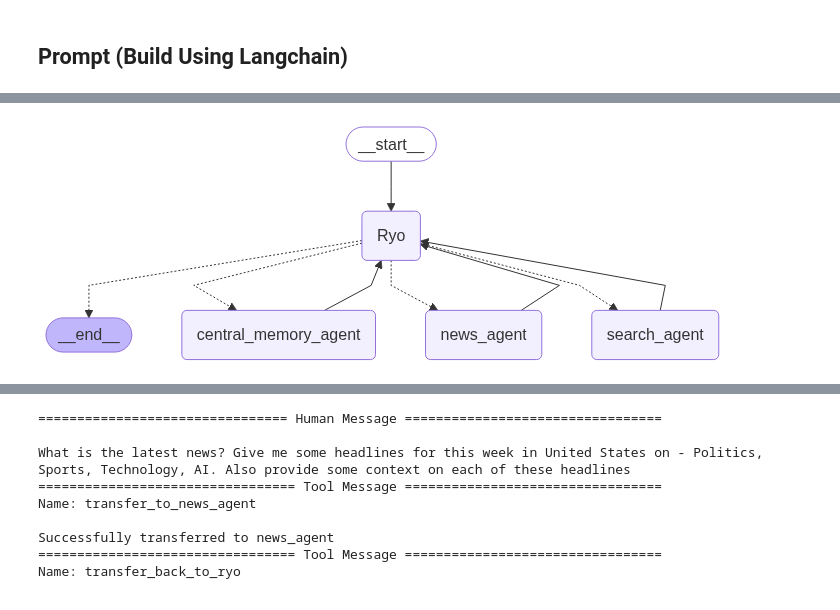
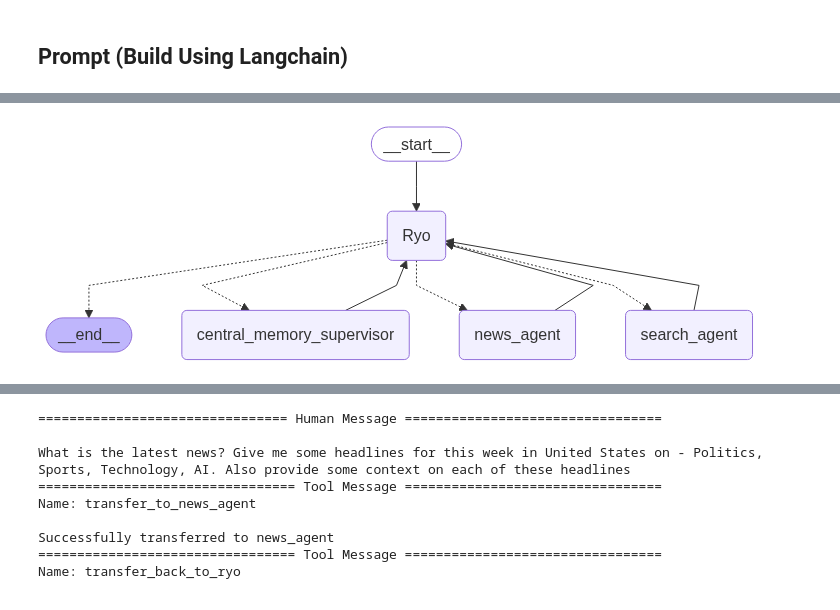
Before and after one commit to siddh30/RYO, a Jupyter notebook: notebooks/MAIN_supervisor.ipynb, the cells around one changed output, grey strips where cells are left out. Cells and saved outputs as stored; diff of their text form; code cells hidden in the pictures.

```diff
--- a/notebooks/supervisor.ipynb
+++ b/notebooks/MAIN_supervisor.ipynb
@@ -92,13 +111,13 @@ You are Ryo, intelligent health and lifestyle supervisor overseeing three specia
 # %%
 forwarding_tool = create_forward_message_tool("forwarded_response")
 
-graph = create_supervisor([news_agent, central_memory_agent, search_agent],
+graph = create_supervisor([news_agent, cms, search_agent],
                         model=conf.model,
                         supervisor_name='Ryo',
                         prompt=prompt,
                         tools=[forwarding_tool],
                         output_mode='last_message')
 ryo = graph.compile(checkpointer=InMemorySaver())
 ryo
 # %% [output]
-[figure, old version]
+[figure, new version]
```
Also changed, not shown: parts of 9 cells of this notebook, 14 other files.
